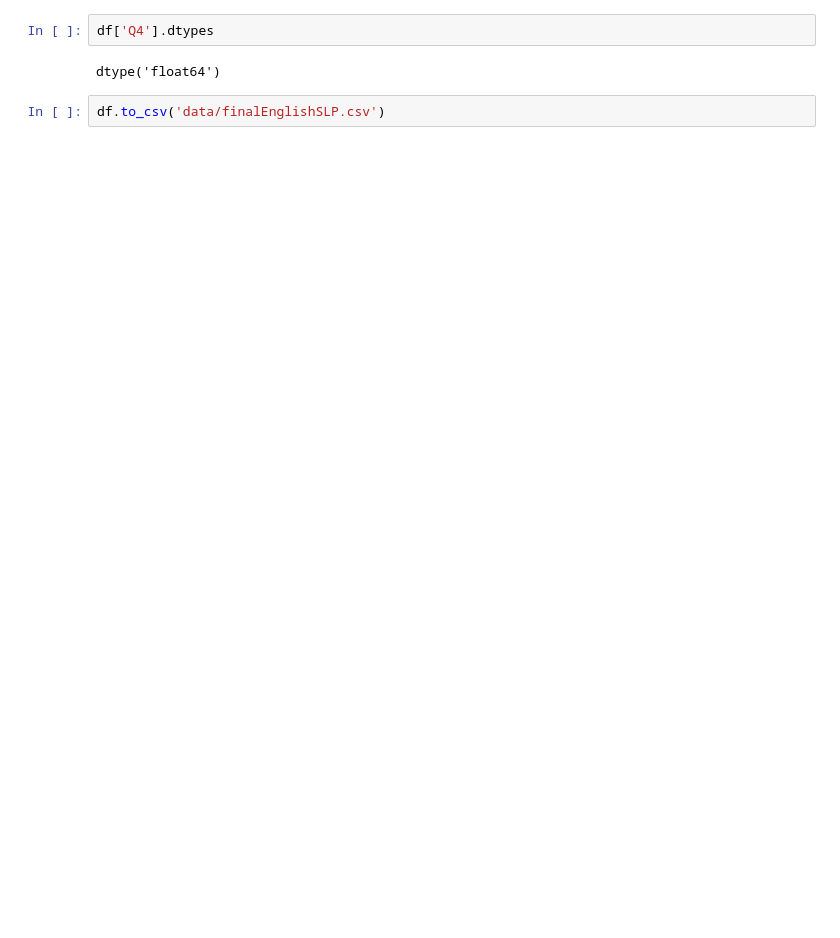
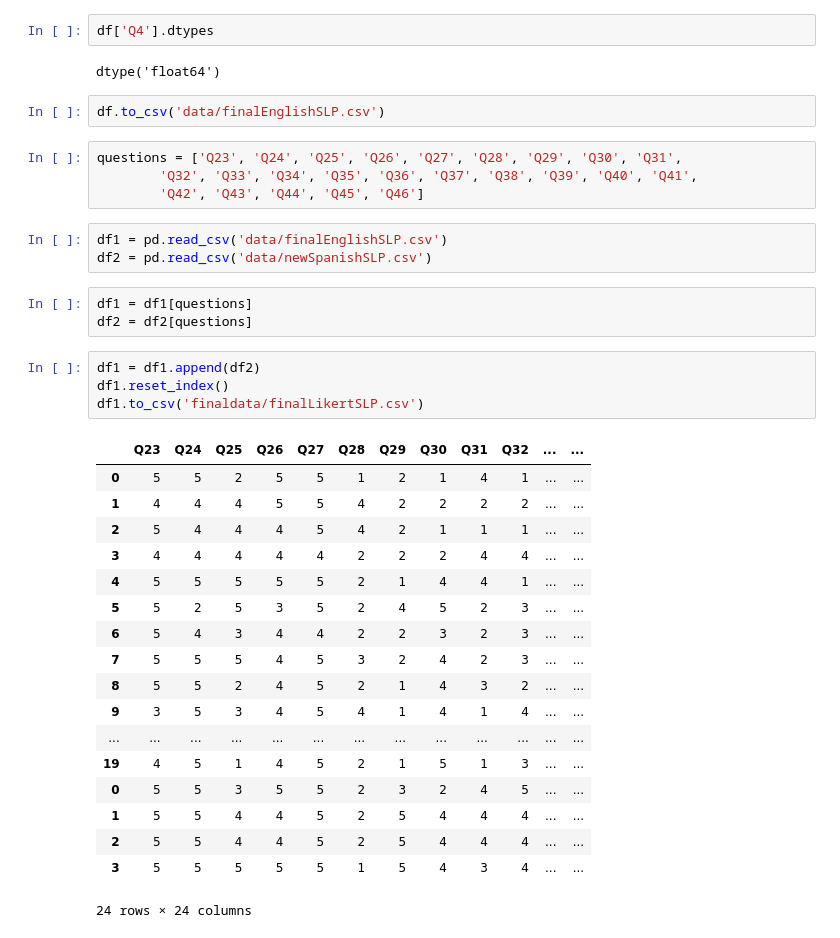
Before and after one commit to lozo6/slp-survey-analytics, a Jupyter notebook: scripts/enhance.ipynb, the cells around one changed output. Saved outputs shown, nothing was run; the diff lists cells and outputs as text; blank space fills up the shorter version.

```diff
--- a/enhance.ipynb
+++ b/scripts/enhance.ipynb
@@ -90,3 +90,36 @@ df['Q4'].dtypes
 dtype('float64')
 # %%
 df.to_csv('data/finalEnglishSLP.csv')
+# %%
+questions = ['Q23', 'Q24', 'Q25', 'Q26', 'Q27', 'Q28', 'Q29', 'Q30', 'Q31',
+        'Q32', 'Q33', 'Q34', 'Q35', 'Q36', 'Q37', 'Q38', 'Q39', 'Q40', 'Q41',
+        'Q42', 'Q43', 'Q44', 'Q45', 'Q46']
+# %%
+df1 = pd.read_csv('data/finalEnglishSLP.csv')
+df2 = pd.read_csv('data/newSpanishSLP.csv')
+# %%
+df1 = df1[questions]
+df2 = df2[questions]
+# %%
+df1 = df1.append(df2)
+df1.reset_index()
+df1.to_csv('finaldata/finalLikertSLP.csv')
+# %% [output]
+|  | Q23 | Q24 | Q25 | Q26 | Q27 | Q28 | Q29 | Q30 | Q31 | Q32 | ... | ... |
+| 0 | 5 | 5 | 2 | 5 | 5 | 1 | 2 | 1 | 4 | 1 | ... | ... |
+| 1 | 4 | 4 | 4 | 5 | 5 | 4 | 2 | 2 | 2 | 2 | ... | ... |
+| 2 | 5 | 4 | 4 | 4 | 5 | 4 | 2 | 1 | 1 | 1 | ... | ... |
+| 3 | 4 | 4 | 4 | 4 | 4 | 2 | 2 | 2 | 4 | 4 | ... | ... |
+| 4 | 5 | 5 | 5 | 5 | 5 | 2 | 1 | 4 | 4 | 1 | ... | ... |
+| 5 | 5 | 2 | 5 | 3 | 5 | 2 | 4 | 5 | 2 | 3 | ... | ... |
+| 6 | 5 | 4 | 3 | 4 | 4 | 2 | 2 | 3 | 2 | 3 | ... | ... |
+| 7 | 5 | 5 | 5 | 4 | 5 | 3 | 2 | 4 | 2 | 3 | ... | ... |
+| 8 | 5 | 5 | 2 | 4 | 5 | 2 | 1 | 4 | 3 | 2 | ... | ... |
+| 9 | 3 | 5 | 3 | 4 | 5 | 4 | 1 | 4 | 1 | 4 | ... | ... |
+| ... | ... | ... | ... | ... | ... | ... | ... | ... | ... | ... | ... | ... |
+| 19 | 4 | 5 | 1 | 4 | 5 | 2 | 1 | 5 | 1 | 3 | ... | ... |
+| 0 | 5 | 5 | 3 | 5 | 5 | 2 | 3 | 2 | 4 | 5 | ... | ... |
+| 1 | 5 | 5 | 4 | 4 | 5 | 2 | 5 | 4 | 4 | 4 | ... | ... |
+| 2 | 5 | 5 | 4 | 4 | 5 | 2 | 5 | 4 | 4 | 4 | ... | ... |
+| 3 | 5 | 5 | 5 | 5 | 5 | 1 | 5 | 4 | 3 | 4 | ... | ... |
+24 rows × 24 columns
```
Also changed, not shown: parts of 3 cells of this notebook, 19 other files.
